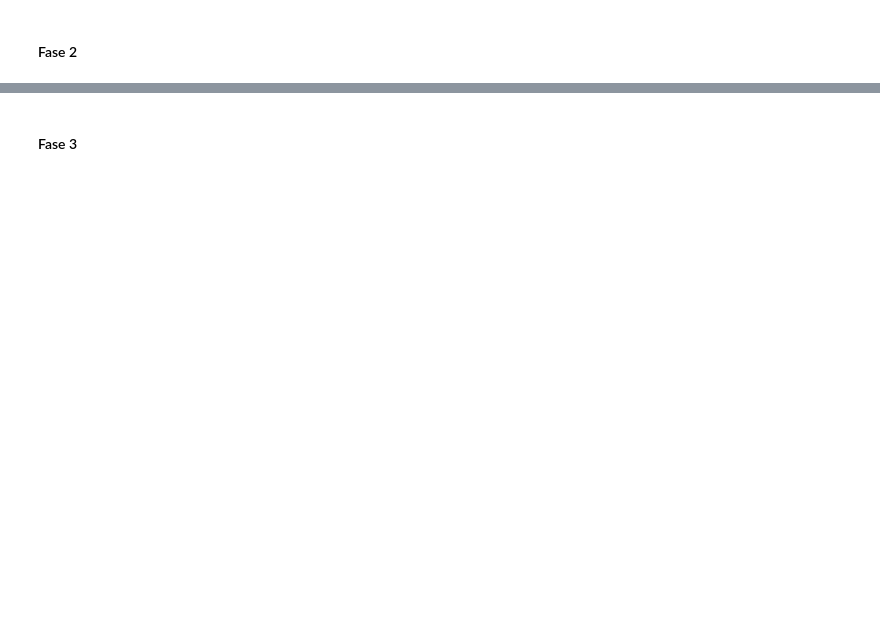
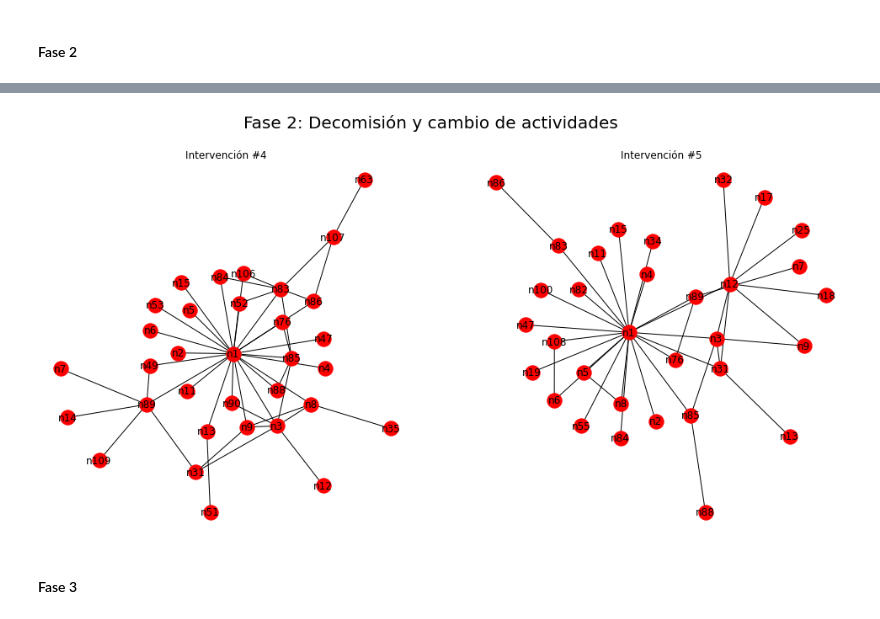
Before and after one commit to santibatte/criminal_communities, a Jupyter notebook: _robdir/caviar/caviar.ipynb, the cells around one changed output, grey strips where cells are left out. Saved outputs shown, nothing was run; the diff lists cells and outputs as text; code cells hidden in the pictures; blank space fills up the shorter version.

```diff
--- a/_robdir/caviar/caviar.ipynb
+++ b/_robdir/caviar/caviar.ipynb
@@ -251,2 +308,6 @@ plt.show()
+# %%
+create_fase_nxs(G, range(1, 3), 3, "Fase 2: Decomisión y cambio de actividades", "r")
+# %% [output]
+[figure, added]
 # %% [markdown]
 #### Fase 3
```
Also changed, not shown: parts of 35 cells of this notebook, 2 other files.
